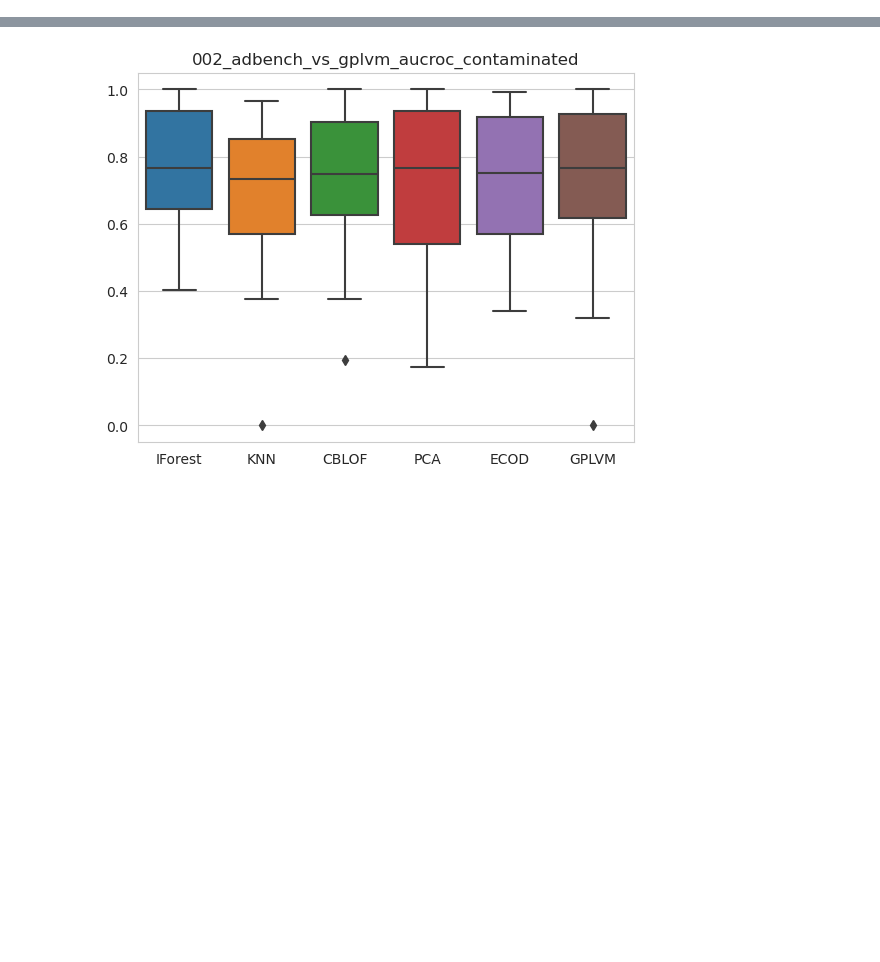
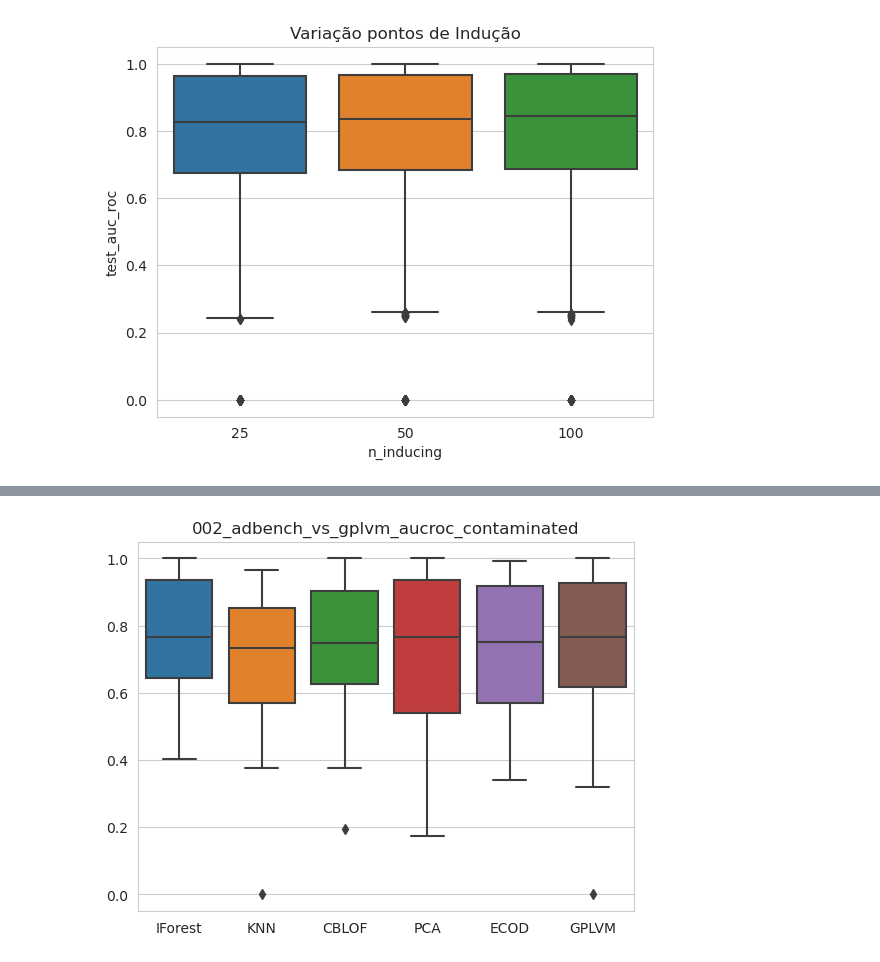
Before and after one commit to davinavarro/OE-GPLVM, a Jupyter notebook: 13_results_analysis.ipynb, the cells around one changed output, grey strips where cells are left out. Saved outputs shown, nothing was run; the diff lists cells and outputs as text; code cells hidden in the pictures; blank space fills up the shorter version.

```diff
--- a/13_results_analysis.ipynb
+++ b/13_results_analysis.ipynb
@@ -38,0 +31,5 @@ df.head(5)
+# %%
+df_normal = pd.read_json(
+    "experiments/complete/gplvm/000_gplvm_normal_01_results.json"
+)
+df_normal.head(2)
@@ -38,0 +51,6 @@ df.head(5)
+# %%
+s = sns.boxplot(data=df_normal, y = "test_auc_roc", x = "n_inducing")
+s.set_title("Variação pontos de Indução")
+None
+# %% [output]
+[figure, added]
```
Also changed, not shown: parts of 26 cells of this notebook, 6 other files.
